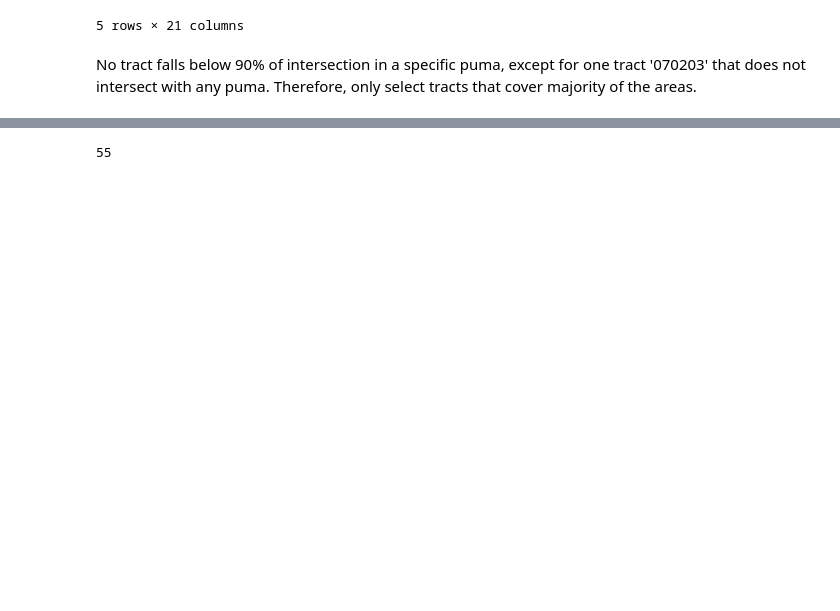
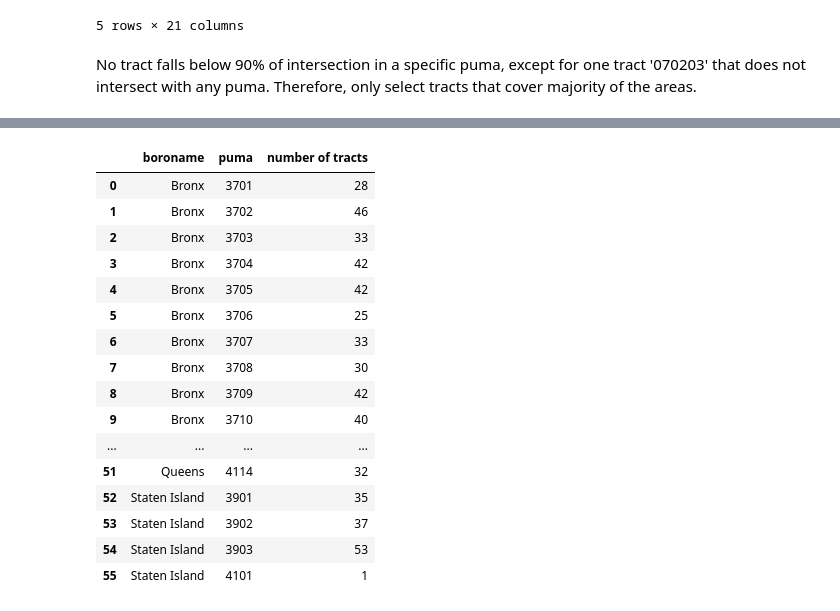
Before and after one commit to faraz-ahmed-sh/nyc-crosswalk-2020tract-to-2010puma, a Jupyter notebook: crosswalk_nyc_tract2020_to_puma2010.ipynb, the cells around one changed output, grey strips where cells are left out. Drawn from its saved outputs; the diff is of its cells as text; code cells hidden in the pictures; blank space fills up the shorter version.

```diff
--- a/crosswalk_nyc_tract2020_to_puma2010.ipynb
+++ b/crosswalk_nyc_tract2020_to_puma2010.ipynb
@@ -234,8 +234,7 @@ tract_to_puma_intersection_groupby = tract_to_puma_intersection.dissolve(
 # %% [markdown]
 No tract falls below 90% of intersection in a specific puma, except for one tract '070203' that does not intersect with any puma. Therefore, only select tracts that cover majority of the areas.
 # %%
-final_tract_to_puma_crosswalk = tract_to_puma_intersection_groupby[(tract_to_puma_intersection_groupby['tract_percent_of_puma_km'] > 0.10) | \
-                                       (tract_to_puma_intersection_groupby['ct2020'] =='070203')]
+final_tract_to_puma_crosswalk = tract_to_puma_intersection_groupby[(tract_to_puma_intersection_groupby['tract_percent_of_puma_km'] > 0.10)]
 # %%
 final_tract_to_puma_crosswalk.shape
 # %% [output]
@@ -248,4 +242,21 @@ final_tract_to_puma_crosswalk[final_tract_to_puma_crosswalk['ct2020'] == '070203
-# %%
-final_tract_to_puma_crosswalk['puma'].nunique()
-# %% [output]
-55
+# %%
+#QA to ensure that PUMAs match with their boroughs
+final_tract_to_puma_crosswalk.groupby(['boroname', 'puma']).size().reset_index(name='number of tracts')
+# %% [output]
+|  | boroname | puma | number of tracts |
+| 0 | Bronx | 3701 | 28 |
+| 1 | Bronx | 3702 | 46 |
+| 2 | Bronx | 3703 | 33 |
+| 3 | Bronx | 3704 | 42 |
+| 4 | Bronx | 3705 | 42 |
+| 5 | Bronx | 3706 | 25 |
+| 6 | Bronx | 3707 | 33 |
+| 7 | Bronx | 3708 | 30 |
+| 8 | Bronx | 3709 | 42 |
+| 9 | Bronx | 3710 | 40 |
+| ... | ... | ... | ... |
+| 51 | Queens | 4114 | 32 |
+| 52 | Staten Island | 3901 | 35 |
+| 53 | Staten Island | 3902 | 37 |
+| 54 | Staten Island | 3903 | 53 |
+| 55 | Staten Island | 4101 | 1 |
```
Also changed, not shown: parts of 16 cells of this notebook, 7 other files.
